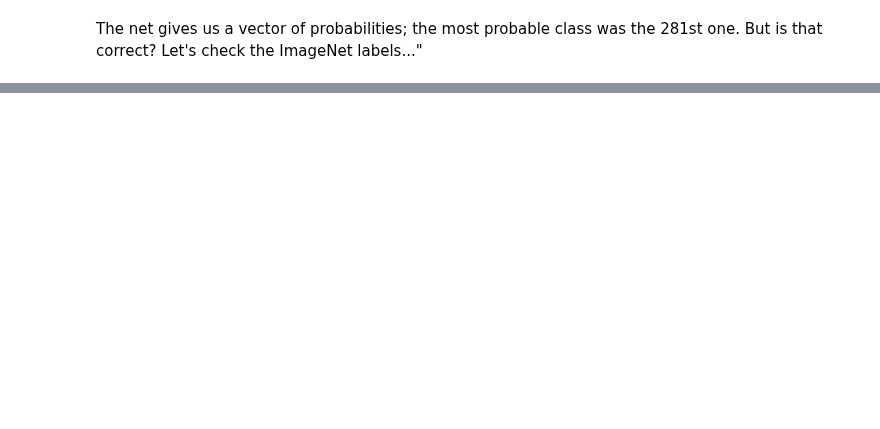
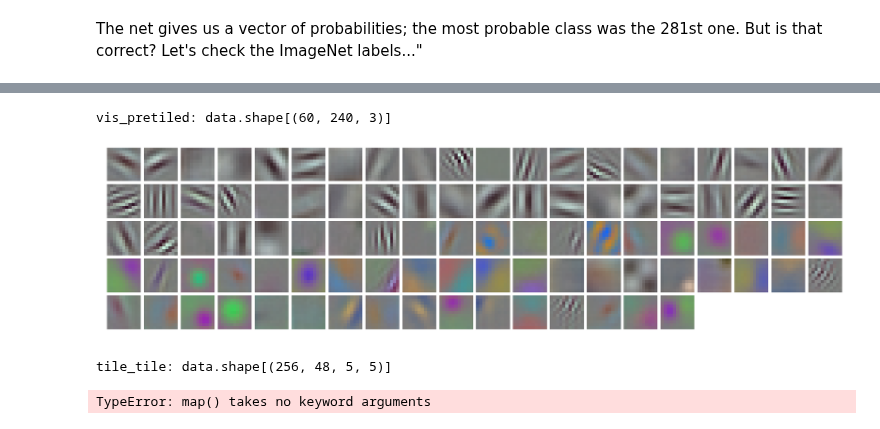
Before and after one commit to jdanbrown/birdgram, a Jupyter notebook: ipynb/00-classification.ipynb, the cells around one changed output, grey strips where cells are left out. Saved outputs shown, nothing was run; the diff lists cells and outputs as text; code cells hidden in the pictures; blank space fills up the shorter version.

```diff
--- a/ipynb/00-classification.ipynb
+++ b/ipynb/00-classification.ipynb
@@ -194,0 +232,10 @@ prob                                                 (50, 1000)           []
+# %%
+vis_pretiled(TODO_tiled(net.params['conv1'][0].data.transpose(0,2,3,1), lambda n: 20))
+# %% [output]
+vis_pretiled: data.shape[(60, 240, 3)]
+[figure, added]
+# %%
+vis_pretiled(tile_tiles(net.params['conv2'][0].data))
+# %% [output]
+tile_tile: data.shape[(256, 48, 5, 5)]
+TypeError: map() takes no keyword arguments
```
Also changed, not shown: parts of 22 cells of this notebook, 3 other files.
